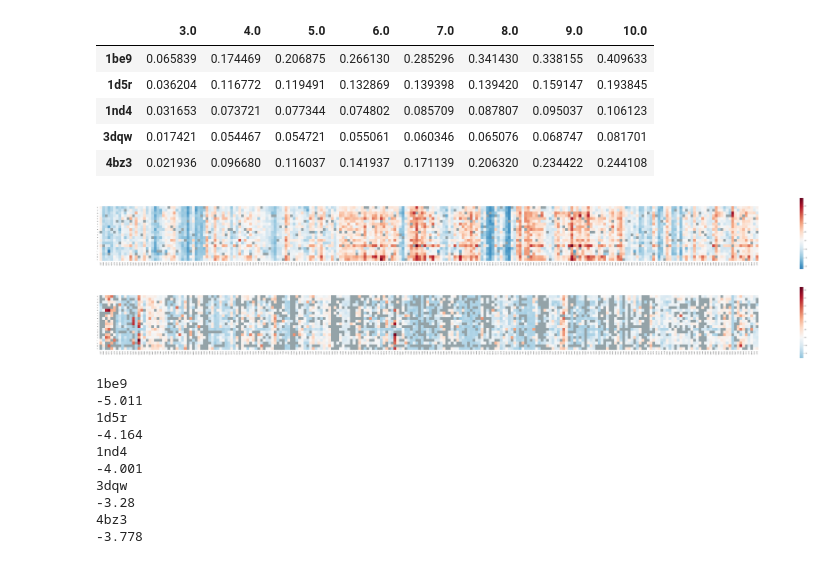
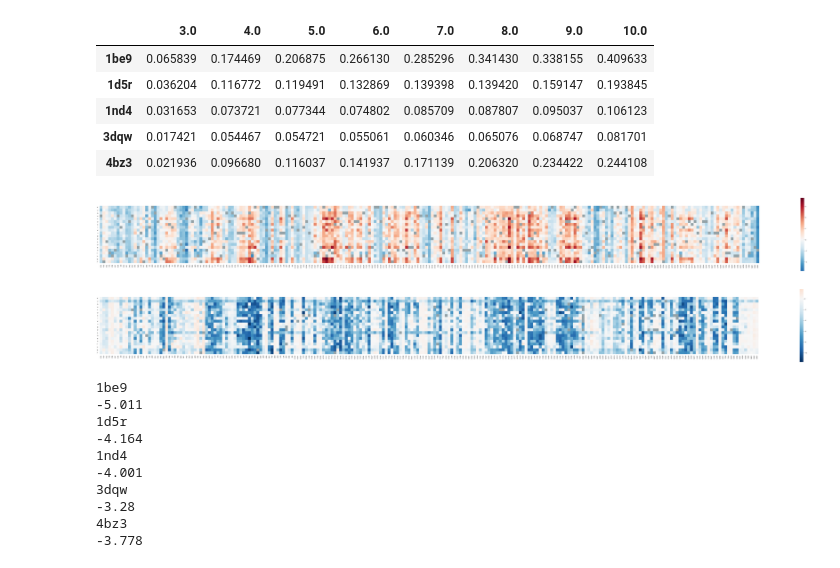
Before and after one commit to CrisSotomayor/perturbation-networks-get-data, a Jupyter notebook: data2.ipynb, the cells around one changed output. Drawn from its saved outputs; the diff is of its cells as text; code cells hidden in the pictures.

Commit message:
Update data3

```diff
--- a/data2.ipynb
+++ b/data2.ipynb
@@ -1515,13 +1515,13 @@ distance
 | 3dqw | 0.017421 | 0.054467 | 0.054721 | 0.055061 | 0.060346 | 0.065076 | 0.068747 | 0.081701 |
 | 4bz3 | 0.021936 | 0.096680 | 0.116037 | 0.141937 | 0.171139 | 0.206320 | 0.234422 | 0.244108 |
 # %%
-PlotHeatmap(Standardize('3dqw', 9.0, 'nodes'))
+PlotHeatmap(Standardize('4bz3', 9.0, 'nodes'))
 # %% [output]
-[figure, old version]
+[figure, new version]
 # %%
-PlotHeatmap(functional_data['3dqw'])
+PlotHeatmap(functional_data['4bz3'])
 # %% [output]
-[figure, old version]
+[figure, new version]
 # %%
 for protein in proteins:
     print(protein)
```
Also changed, not shown: parts of 5 cells of this notebook, 2 other files.
